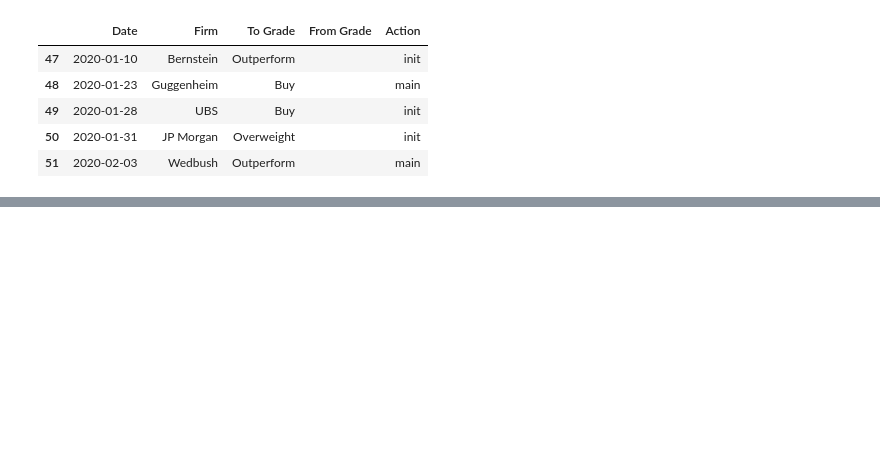
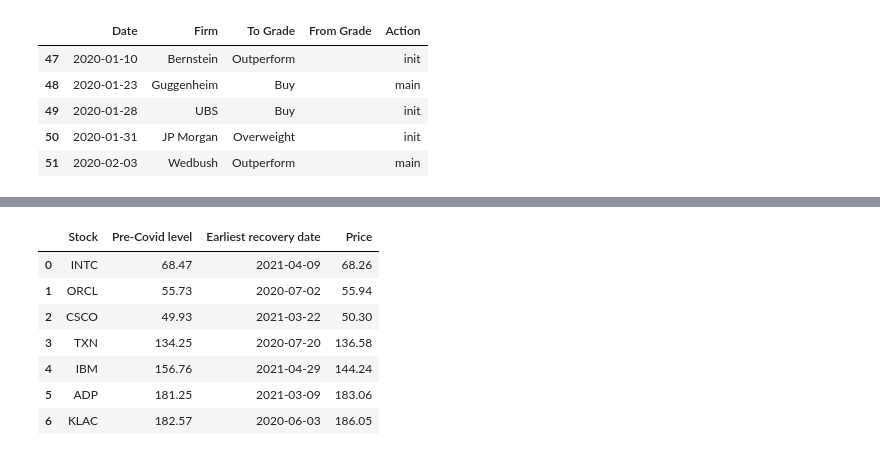
Before and after one commit to holyminer/NUS-DSS, a Jupyter notebook: notebooks/Stock market analysis during the Covid-19 pandemic.ipynb, the cells around one changed output, grey strips where cells are left out. Saved outputs shown, nothing was run; the diff lists cells and outputs as text; code cells hidden in the pictures; blank space fills up the shorter version.

```diff
--- a/notebooks/Stock market analysis during the Covid-19 pandemic.ipynb
+++ b/notebooks/Stock market analysis during the Covid-19 pandemic.ipynb
@@ -295,0 +340,20 @@ array(['Outperform', 'Buy', 'Sell', 'Hold', 'Overweight', 'Underweight',
+# %%
+#which firm had the most neutral/sell recommendations?
+col = ['Stock', 'Number of buy recommendations', 'Number of neutral recommendations', 'Number of sell recommendations']
+firm_df = pd.DataFrame(columns = col)
+for i in itdict:
+    stock = i
+    buy_count = 0
+    neutral_count = 0
+    sell_count = 0
+    for k in range(len(itdict[i]['To Grade'])):
+        if itdict[i]['To Grade'].iloc[k] in buy_list:
+            buy_count+=1
+        elif itdict[i]['To Grade'].iloc[k] in neutral_list:
+            neutral_count+=1
+        elif itdict[i]['To Grade'].iloc[k] in sell_list:
+            sell_count+=1
+    df = pd.Series([stock,buy_count,neutral_count,sell_count], index = col)
+    firm_df = firm_df.append(df, ignore_index = True)
+firm_df['buy:neutral+sell'] = firm_df['Number of buy recommendations']/(firm_df['Number of neutral recommendations'] +
+                                                                        firm_df['Number of sell recommendations'])
@@ -295,0 +369,7 @@ array(['Outperform', 'Buy', 'Sell', 'Hold', 'Overweight', 'Underweight',
+# %%
+#firms with more neutral and sell recommendations than buy recommendations
+firm_negative = []
+for i in range(len(firm_df['Stock'])):
+    if firm_df['buy:neutral+sell'].iloc[i]<1:
+        firm_negative.append(firm_df['Stock'].iloc[i])
+firm_negative
@@ -295,0 +378,5 @@ array(['Outperform', 'Buy', 'Sell', 'Hold', 'Overweight', 'Underweight',
+# %%
+recover_df = pd.DataFrame(columns = col)
+for i in firm_df['Stock']:
+    recover(i)
+recover_df.head()
@@ -295,0 +407,17 @@ array(['Outperform', 'Buy', 'Sell', 'Hold', 'Overweight', 'Underweight',
+# %%
+negative_df = pd.DataFrame(columns = col)
+for i in firm_negative:
+    #print(type(recover_df.iloc[int(recover_df[recover_df['Stock']==i].index.values)])
+    #df = pd.Series(recover_df.iloc[int(recover_df[recover_df['Stock']==i].index.values)])
+    negative_df = negative_df.append(recover_df.iloc[int(recover_df[recover_df['Stock']==i].index.values)], ignore_index = True)
+negative_df
+print('average recovery date: '+ str(recover_df['Earliest recovery date']))
+# %% [output]
+|  | Stock | Pre-Covid level | Earliest recovery date | Price |
+| 0 | INTC | 68.47 | 2021-04-09 | 68.26 |
+| 1 | ORCL | 55.73 | 2020-07-02 | 55.94 |
+| 2 | CSCO | 49.93 | 2021-03-22 | 50.30 |
+| 3 | TXN | 134.25 | 2020-07-20 | 136.58 |
+| 4 | IBM | 156.76 | 2021-04-29 | 144.24 |
+| 5 | ADP | 181.25 | 2021-03-09 | 183.06 |
+| 6 | KLAC | 182.57 | 2020-06-03 | 186.05 |
```
Also changed, not shown: parts of 18 cells of this notebook.
